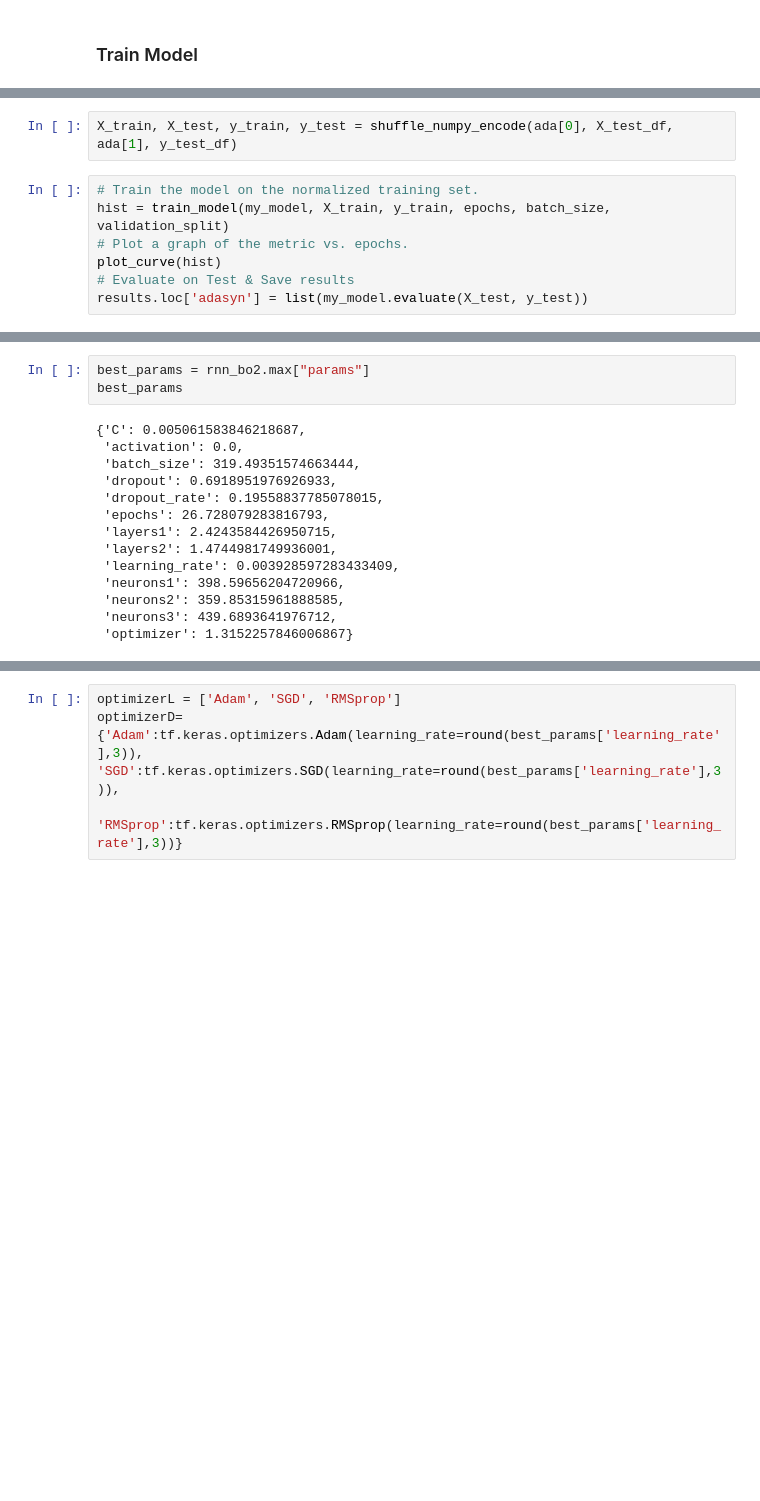
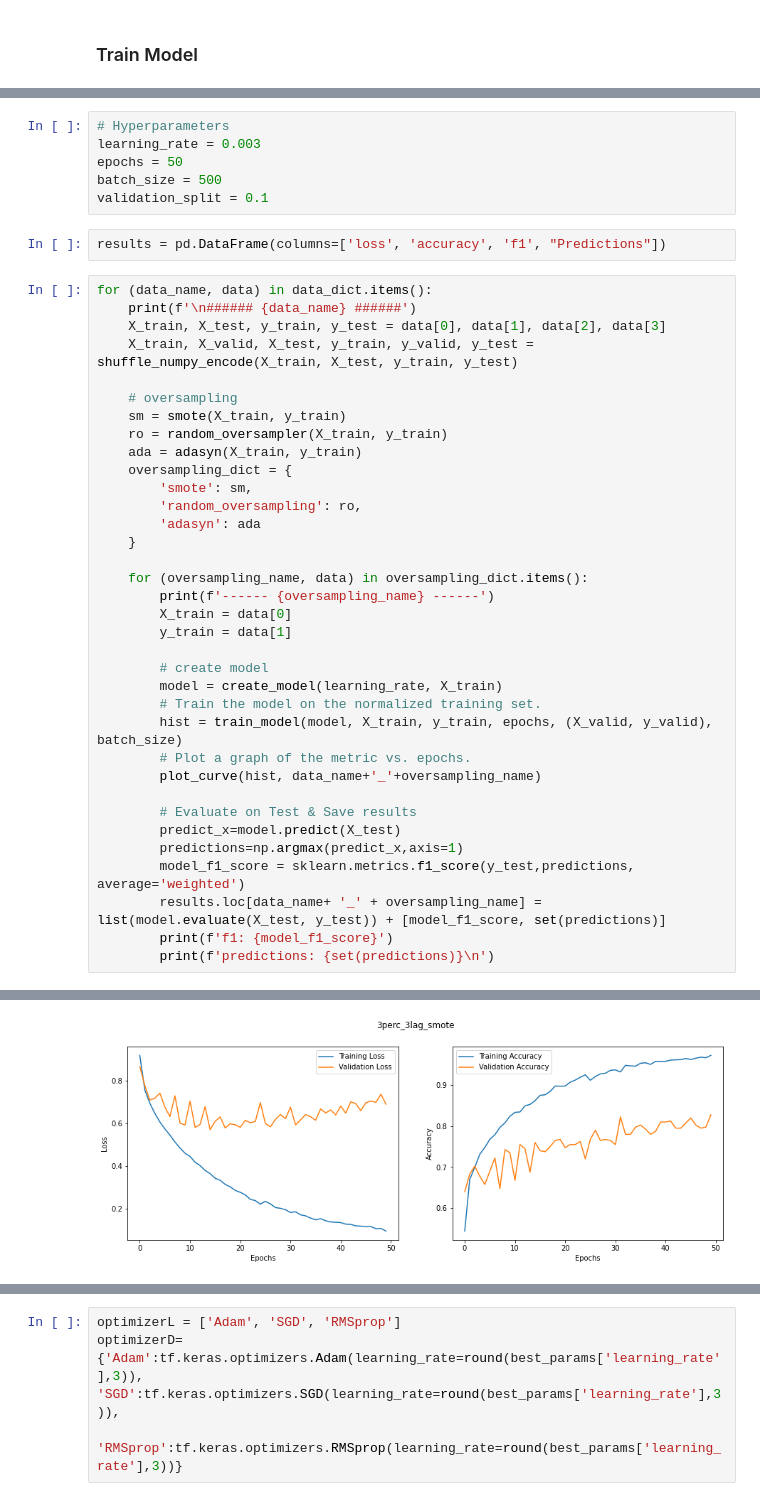
Before and after one commit to yeonatalie/bt4222-ml-sp500, a Jupyter notebook: nn.ipynb, the cells around one changed output, grey strips where cells are left out. Saved outputs shown, nothing was run; the diff lists cells and outputs as text; blank space fills up the shorter version.

```diff
--- a/nn.ipynb
+++ b/nn.ipynb
@@ -271,9 +172,0 @@ ADASYN
-# %%
-X_train, X_test, y_train, y_test = shuffle_numpy_encode(ada[0], X_test_df, ada[1], y_test_df)
-# %%
-# Train the model on the normalized training set.
-hist = train_model(my_model, X_train, y_train, epochs, batch_size, validation_split)
-# Plot a graph of the metric vs. epochs.
-plot_curve(hist)
-# Evaluate on Test & Save results
-results.loc['adasyn'] = list(my_model.evaluate(X_test, y_test))
@@ -392,17 +173,44 @@ rnn_bo2.maximize(init_points=25, n_iter=4)
-# %%
-best_params = rnn_bo2.max["params"]
-best_params
-# %% [output]
-{'C': 0.005061583846218687,
- 'activation': 0.0,
- 'batch_size': 319.49351574663444,
- 'dropout': 0.6918951976926933,
- 'dropout_rate': 0.19558837785078015,
- 'epochs': 26.728079283816793,
- 'layers1': 2.4243584426950715,
- 'layers2': 1.4744981749936001,
- 'learning_rate': 0.003928597283433409,
- 'neurons1': 398.59656204720966,
- 'neurons2': 359.85315961888585,
- 'neurons3': 439.6893641976712,
- 'optimizer': 1.3152257846006867}
+# %%
+# Hyperparameters
+learning_rate = 0.003
+epochs = 50
+batch_size = 500
+validation_split = 0.1
+# %%
+results = pd.DataFrame(columns=['loss', 'accuracy', 'f1', "Predictions"])
+# %%
+for (data_name, data) in data_dict.items():
+    print(f'\n###### {data_name} ######')
+    X_train, X_test, y_train, y_test = data[0], data[1], data[2], data[3]
+    X_train, X_valid, X_test, y_train, y_valid, y_test = shuffle_numpy_encode(X_train, X_test, y_train, y_test)
+
+    # oversampling
+    sm = smote(X_train, y_train)
+    ro = random_oversampler(X_train, y_train)
+    ada = adasyn(X_train, y_train)
+    oversampling_dict = {
+        'smote': sm,
+        'random_oversampling': ro,
+        'adasyn': ada
+    }
+
+    for (oversampling_name, data) in oversampling_dict.items():
+        print(f'------ {oversampling_name} ------')
+        X_train = data[0]
+        y_train = data[1]
+
+        # create model
+        model = create_model(learning_rate, X_train)
+        # Train the model on the normalized training set.
+        hist = train_model(model, X_train, y_train, epochs, (X_valid, y_valid), batch_size)
+        # Plot a graph of the metric vs. epochs.
+        plot_curve(hist, data_name+'_'+oversampling_name)
+
+        # Evaluate on Test & Save results
+        predict_x=model.predict(X_test)
+        predictions=np.argmax(predict_x,axis=1)
+        model_f1_score = sklearn.metrics.f1_score(y_test,predictions, average='weighted')
+        results.loc[data_name+ '_' + oversampling_name] = list(model.evaluate(X_test, y_test)) + [model_f1_score, set(predictions)]
+        print(f'f1: {model_f1_score}')
+        print(f'predictions: {set(predictions)}\n')
+# %% [output]
@@ -408,0 +234 @@ best_params
+[figure, added]
```
Also changed, not shown: parts of 64 cells of this notebook.
